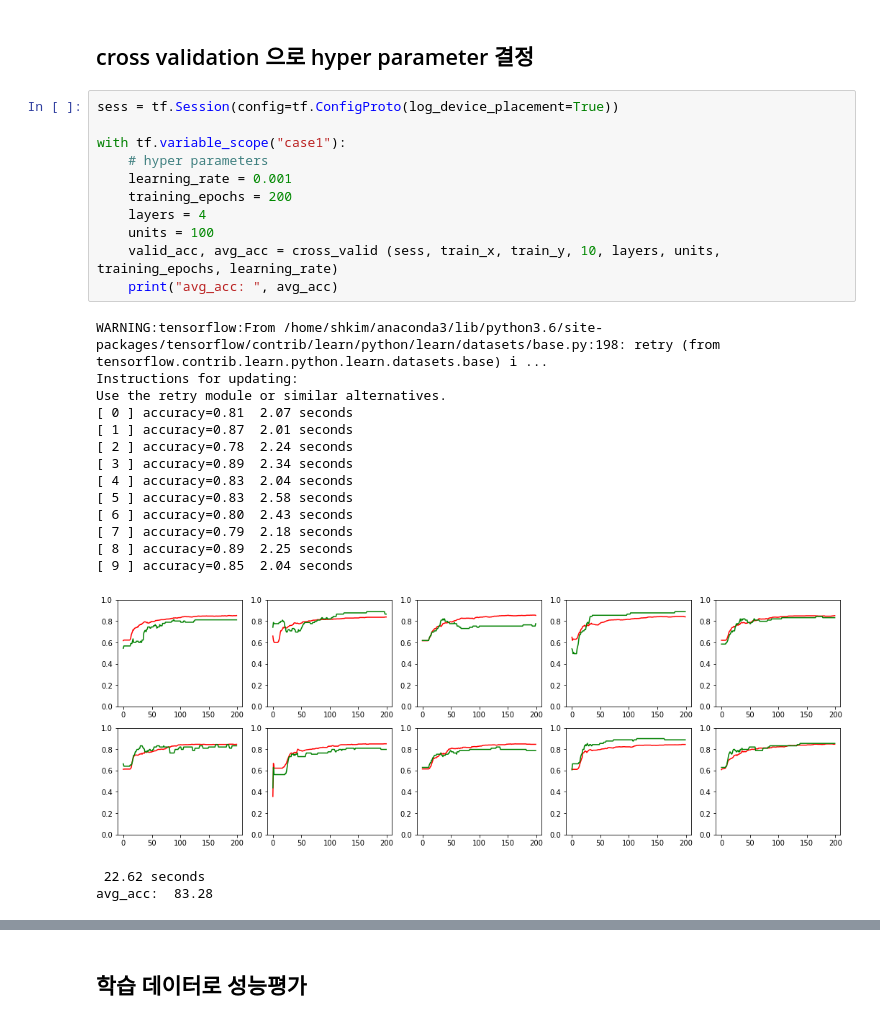
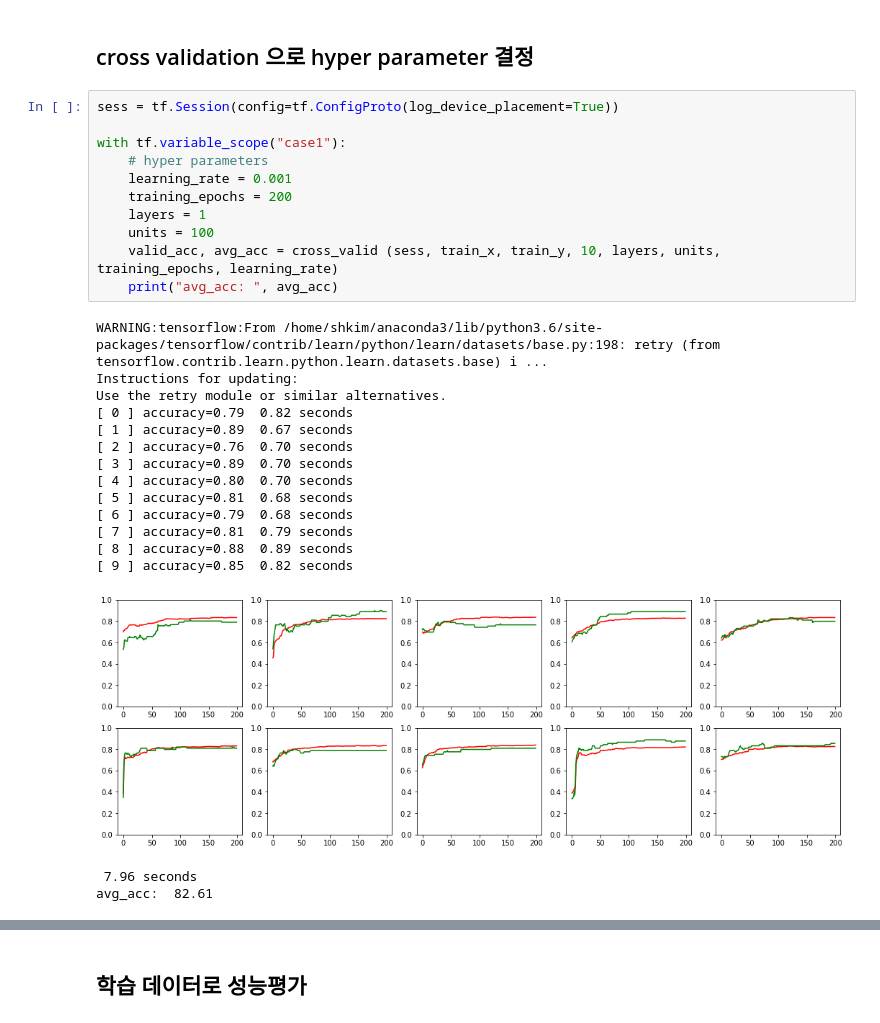
Before and after one commit to inoray/ML_DL_Tensorflow_study, a Jupyter notebook: season_02_Kaggle/01_Titanic_Machine_Learning_from_Disaster/김성헌/김성헌_타이타닉_1차_CrossValidation_DNN_dropout.ipynb, the cells around one changed output, grey strips where cells are left out. Cells and saved outputs as stored; diff of their text form.

```diff
--- a/season_02_Kaggle/01_Titanic_Machine_Learning_from_Disaster/김성헌/김성헌_타이타닉_1차_CrossValidation_DNN_dropout.ipynb
+++ b/season_02_Kaggle/01_Titanic_Machine_Learning_from_Disaster/김성헌/김성헌_타이타닉_1차_CrossValidation_DNN_dropout.ipynb
@@ -181,31 +176,31 @@ train_x.head()
 # %%
 sess = tf.Session(config=tf.ConfigProto(log_device_placement=True))
 
 with tf.variable_scope("case1"):
     # hyper parameters
     learning_rate = 0.001
     training_epochs = 200
-    layers = 4
+    layers = 1
     units = 100
     valid_acc, avg_acc = cross_valid (sess, train_x, train_y, 10, layers, units, training_epochs, learning_rate)
     print("avg_acc: ", avg_acc)
 # %% [output]
 WARNING:tensorflow:From /home/shkim/anaconda3/lib/python3.6/site-packages/tensorflow/contrib/learn/python/learn/datasets/base.py:198: retry (from tensorflow.contrib.learn.python.learn.datasets.base) i ...
 Instructions for updating:
 Use the retry module or similar alternatives.
-[ 0 ] accuracy=0.81  2.07 seconds
-[ 1 ] accuracy=0.87  2.01 seconds
-[ 2 ] accuracy=0.78  2.24 seconds
-[ 3 ] accuracy=0.89  2.34 seconds
-[ 4 ] accuracy=0.83  2.04 seconds
-[ 5 ] accuracy=0.83  2.58 seconds
-[ 6 ] accuracy=0.80  2.43 seconds
-[ 7 ] accuracy=0.79  2.18 seconds
-[ 8 ] accuracy=0.89  2.25 seconds
-[ 9 ] accuracy=0.85  2.04 seconds
+[ 0 ] accuracy=0.79  0.82 seconds
+[ 1 ] accuracy=0.89  0.67 seconds
+[ 2 ] accuracy=0.76  0.70 seconds
+[ 3 ] accuracy=0.89  0.70 seconds
+[ 4 ] accuracy=0.80  0.70 seconds
+[ 5 ] accuracy=0.81  0.68 seconds
+[ 6 ] accuracy=0.79  0.68 seconds
+[ 7 ] accuracy=0.81  0.79 seconds
+[ 8 ] accuracy=0.88  0.89 seconds
+[ 9 ] accuracy=0.85  0.82 seconds
-[figure, old version]
+[figure, new version]
- 22.62 seconds
-avg_acc:  83.28
+ 7.96 seconds
+avg_acc:  82.61
 # %%
 with tf.variable_scope("case2"):
     # hyper parameters
```
Also changed, not shown: parts of 19 cells of this notebook, 1 other file.
